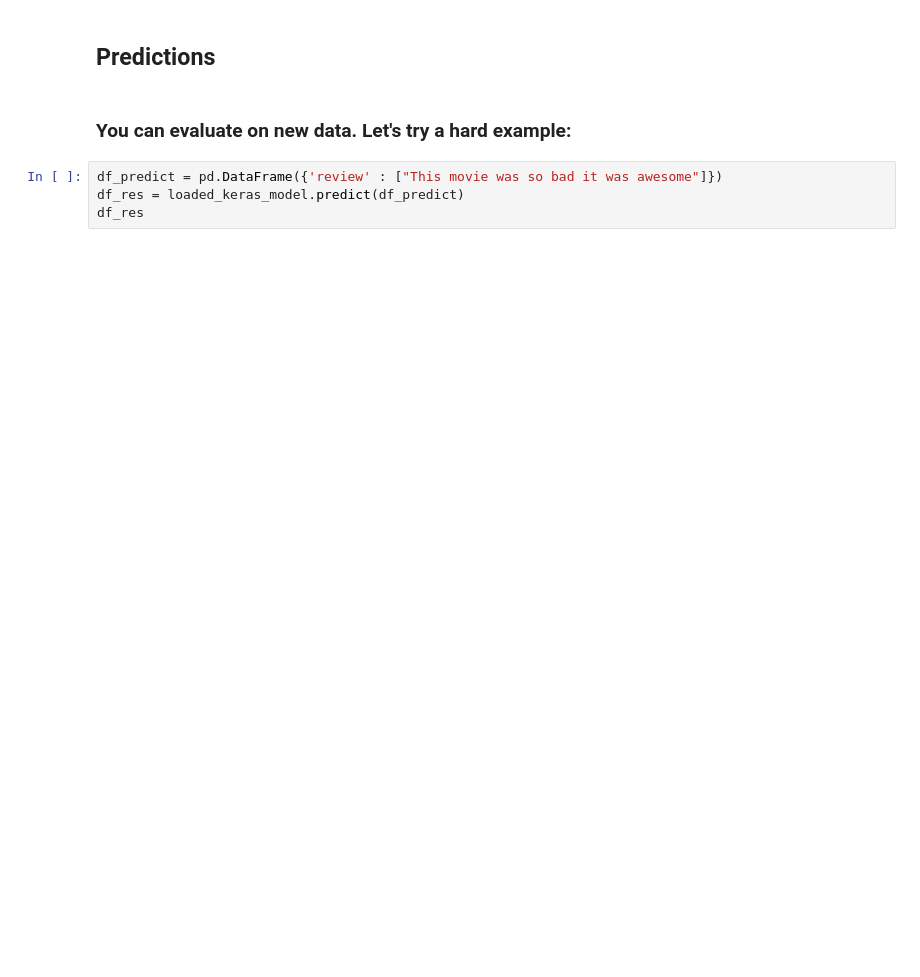
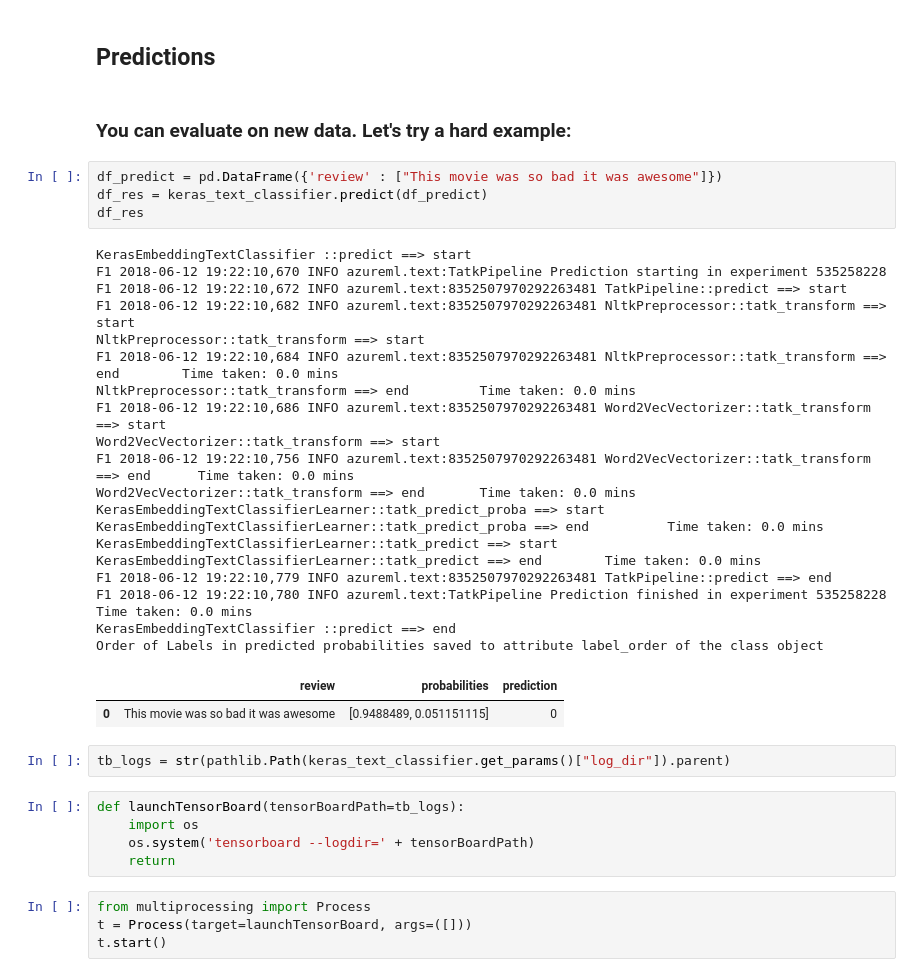
Before and after one commit to Azure/azureml-tap-notebooks, a Jupyter notebook: notebooks/Text_Classification_with_Keras_binary_CNN.ipynb, the cells around one changed output. Saved outputs shown, nothing was run; the diff lists cells and outputs as text; blank space fills up the shorter version.

Commit message:
tb for keras cnn

```diff
--- a/notebooks/Text_Classification_with_Keras_binary_CNN.ipynb
+++ b/notebooks/Text_Classification_with_Keras_binary_CNN.ipynb
@@ -265,5 +335,39 @@ verify_res.plot_confusion_matrix(normalize="True")
 ### You can evaluate on new data. Let's try a hard example:
 # %%
 df_predict = pd.DataFrame({'review' : ["This movie was so bad it was awesome"]})
-df_res = loaded_keras_model.predict(df_predict)
+df_res = keras_text_classifier.predict(df_predict)
 df_res
+# %% [output]
+KerasEmbeddingTextClassifier ::predict ==> start
+F1 2018-06-12 19:22:10,670 INFO azureml.text:TatkPipeline Prediction starting in experiment 535258228
+F1 2018-06-12 19:22:10,672 INFO azureml.text:8352507970292263481 TatkPipeline::predict ==> start
+F1 2018-06-12 19:22:10,682 INFO azureml.text:8352507970292263481 NltkPreprocessor::tatk_transform ==> start
+NltkPreprocessor::tatk_transform ==> start
+F1 2018-06-12 19:22:10,684 INFO azureml.text:8352507970292263481 NltkPreprocessor::tatk_transform ==> end        Time taken: 0.0 mins
+NltkPreprocessor::tatk_transform ==> end         Time taken: 0.0 mins
+F1 2018-06-12 19:22:10,686 INFO azureml.text:8352507970292263481 Word2VecVectorizer::tatk_transform ==> start
+Word2VecVectorizer::tatk_transform ==> start
+F1 2018-06-12 19:22:10,756 INFO azureml.text:8352507970292263481 Word2VecVectorizer::tatk_transform ==> end      Time taken: 0.0 mins
+Word2VecVectorizer::tatk_transform ==> end       Time taken: 0.0 mins
+KerasEmbeddingTextClassifierLearner::tatk_predict_proba ==> start
+KerasEmbeddingTextClassifierLearner::tatk_predict_proba ==> end          Time taken: 0.0 mins
+KerasEmbeddingTextClassifierLearner::tatk_predict ==> start
+KerasEmbeddingTextClassifierLearner::tatk_predict ==> end        Time taken: 0.0 mins
+F1 2018-06-12 19:22:10,779 INFO azureml.text:8352507970292263481 TatkPipeline::predict ==> end
+F1 2018-06-12 19:22:10,780 INFO azureml.text:TatkPipeline Prediction finished in experiment 535258228
+Time taken: 0.0 mins
+KerasEmbeddingTextClassifier ::predict ==> end
+Order of Labels in predicted probabilities saved to attribute label_order of the class object
+|  | review | probabilities | prediction |
+| 0 | This movie was so bad it was awesome | [0.9488489, 0.051151115] | 0 |
+# %%
+tb_logs = str(pathlib.Path(keras_text_classifier.get_params()["log_dir"]).parent)
+# %%
+def launchTensorBoard(tensorBoardPath=tb_logs):
+    import os
+    os.system('tensorboard --logdir=' + tensorBoardPath)
+    return
+# %%
+from multiprocessing import Process
+t = Process(target=launchTensorBoard, args=([]))
+t.start()
```
Also changed, not shown: parts of 16 cells of this notebook.
